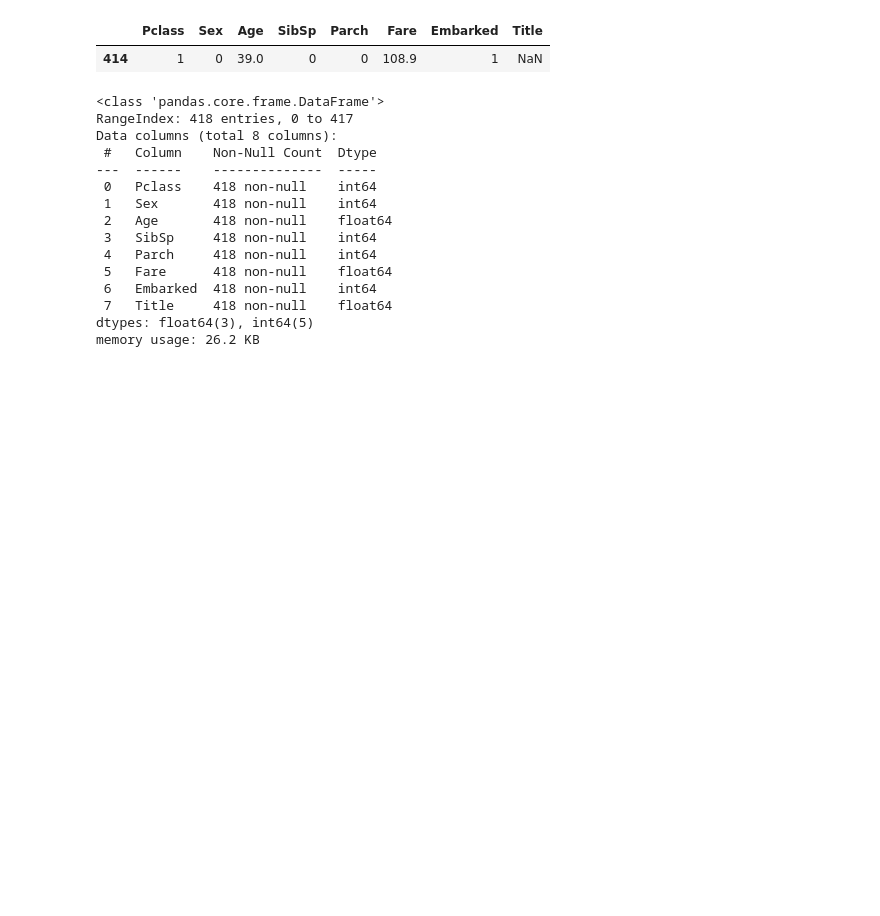
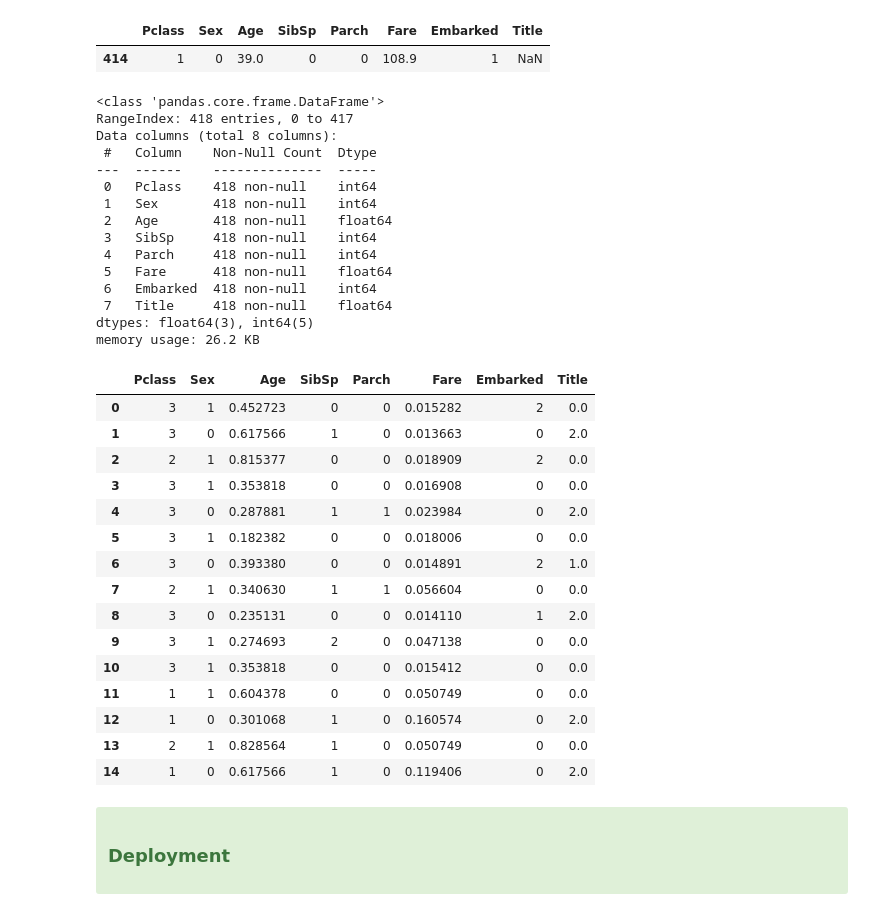
Before and after one commit to Panitnun-6243/kaggle_titanic, a Jupyter notebook: titanic_process.ipynb, the cells around one changed output. Drawn from its saved outputs; the diff is of its cells as text; code cells hidden in the pictures; blank space fills up the shorter version.

Commit message:
Create Deployment process and conclusion

```diff
--- a/titanic_process.ipynb
+++ b/titanic_process.ipynb
@@ -578,3 +582,32 @@ Data columns (total 8 columns):
  7   Title     418 non-null    float64
 dtypes: float64(3), int64(5)
 memory usage: 26.2 KB
+# %%
+#data optimization
+#normalize large scale testing set (age, fare)
+cleaned_test.Age = (cleaned_test.Age-min(cleaned_test.Age))/(max(cleaned_test.Age)-min(cleaned_test.Age))
+cleaned_test.Fare = (cleaned_test.Fare-min(cleaned_test.Fare))/(max(cleaned_test.Fare)-min(cleaned_test.Fare))
+# %%
+#check testing data, it looks good now :)
+cleaned_test.head(15)
+# %% [output]
+|  | Pclass | Sex | Age | SibSp | Parch | Fare | Embarked | Title |
+| 0 | 3 | 1 | 0.452723 | 0 | 0 | 0.015282 | 2 | 0.0 |
+| 1 | 3 | 0 | 0.617566 | 1 | 0 | 0.013663 | 0 | 2.0 |
+| 2 | 2 | 1 | 0.815377 | 0 | 0 | 0.018909 | 2 | 0.0 |
+| 3 | 3 | 1 | 0.353818 | 0 | 0 | 0.016908 | 0 | 0.0 |
+| 4 | 3 | 0 | 0.287881 | 1 | 1 | 0.023984 | 0 | 2.0 |
+| 5 | 3 | 1 | 0.182382 | 0 | 0 | 0.018006 | 0 | 0.0 |
+| 6 | 3 | 0 | 0.393380 | 0 | 0 | 0.014891 | 2 | 1.0 |
+| 7 | 2 | 1 | 0.340630 | 1 | 1 | 0.056604 | 0 | 0.0 |
+| 8 | 3 | 0 | 0.235131 | 0 | 0 | 0.014110 | 1 | 2.0 |
+| 9 | 3 | 1 | 0.274693 | 2 | 0 | 0.047138 | 0 | 0.0 |
+| 10 | 3 | 1 | 0.353818 | 0 | 0 | 0.015412 | 0 | 0.0 |
+| 11 | 1 | 1 | 0.604378 | 0 | 0 | 0.050749 | 0 | 0.0 |
+| 12 | 1 | 0 | 0.301068 | 1 | 0 | 0.160574 | 0 | 2.0 |
+| 13 | 2 | 1 | 0.828564 | 1 | 0 | 0.050749 | 0 | 0.0 |
+| 14 | 1 | 0 | 0.617566 | 1 | 0 | 0.119406 | 0 | 2.0 |
+# %% [markdown]
+<div class="alert alert-block alert-success">
+<h3>Deployment</h3>
+</div>
```
Also changed, not shown: parts of 6 cells of this notebook.
